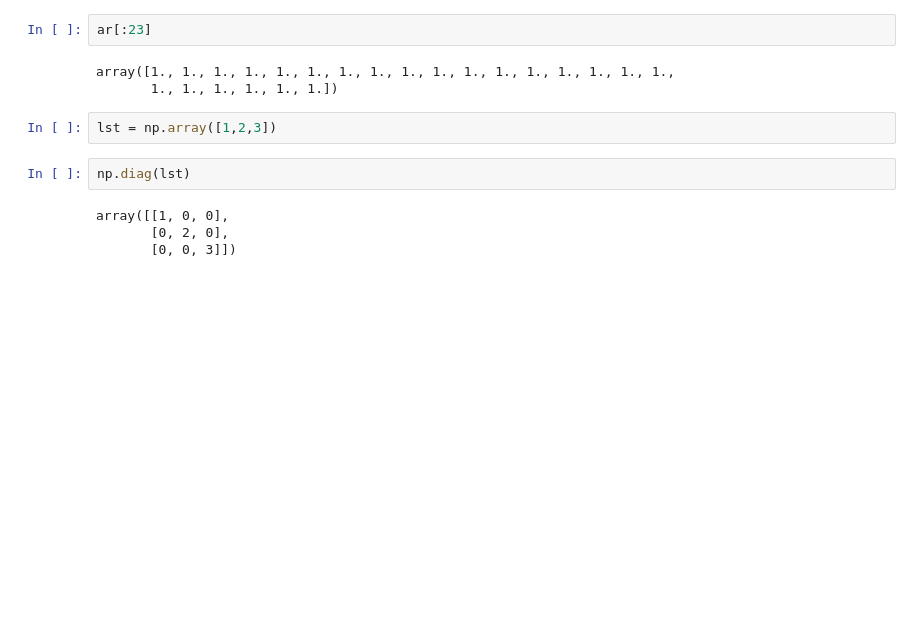
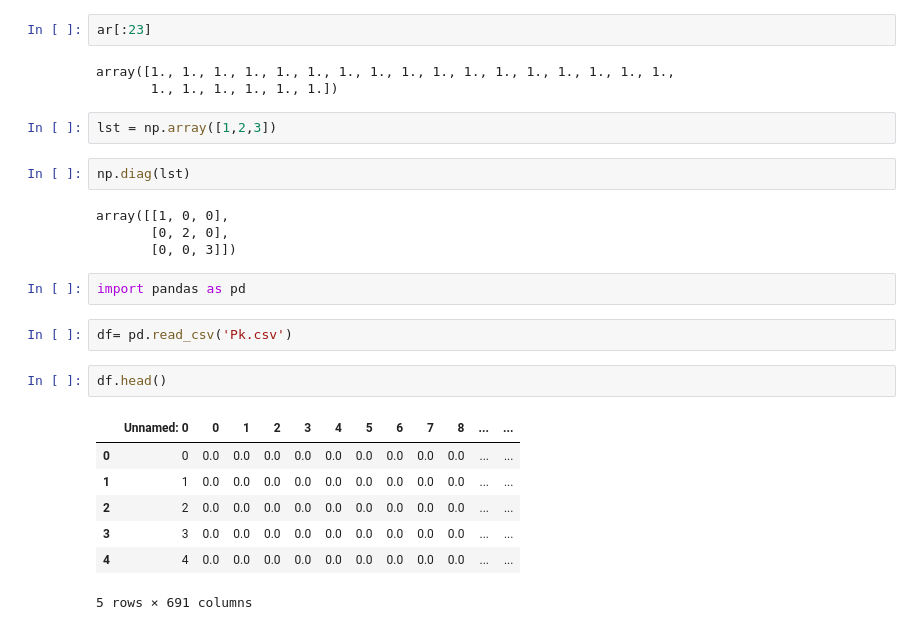
Before and after one commit to sdeepaknarayanan/Computer-Vision, a Jupyter notebook: Content Aware Rotation/Content Aware Rotation/Codes/Line Extraction-Copy1.ipynb, the cells around one changed output. Cells and saved outputs as stored; diff of their text form; blank space fills up the shorter version.

```diff
--- a/Content Aware Rotation/Content Aware Rotation/Codes/Line Extraction-Copy1.ipynb
+++ b/Content Aware Rotation/Content Aware Rotation/Codes/Line Extraction-Copy1.ipynb
@@ -933,3 +946,17 @@ np.diag(lst)
 array([[1, 0, 0],
        [0, 2, 0],
        [0, 0, 3]])
+# %%
+import pandas as pd
+# %%
+df= pd.read_csv('Pk.csv')
+# %%
+df.head()
+# %% [output]
+|  | Unnamed: 0 | 0 | 1 | 2 | 3 | 4 | 5 | 6 | 7 | 8 | ... | ... |
+| 0 | 0 | 0.0 | 0.0 | 0.0 | 0.0 | 0.0 | 0.0 | 0.0 | 0.0 | 0.0 | ... | ... |
+| 1 | 1 | 0.0 | 0.0 | 0.0 | 0.0 | 0.0 | 0.0 | 0.0 | 0.0 | 0.0 | ... | ... |
+| 2 | 2 | 0.0 | 0.0 | 0.0 | 0.0 | 0.0 | 0.0 | 0.0 | 0.0 | 0.0 | ... | ... |
+| 3 | 3 | 0.0 | 0.0 | 0.0 | 0.0 | 0.0 | 0.0 | 0.0 | 0.0 | 0.0 | ... | ... |
+| 4 | 4 | 0.0 | 0.0 | 0.0 | 0.0 | 0.0 | 0.0 | 0.0 | 0.0 | 0.0 | ... | ... |
+5 rows × 691 columns
```
Also changed, not shown: parts of 9 cells of this notebook, 18 other files.
